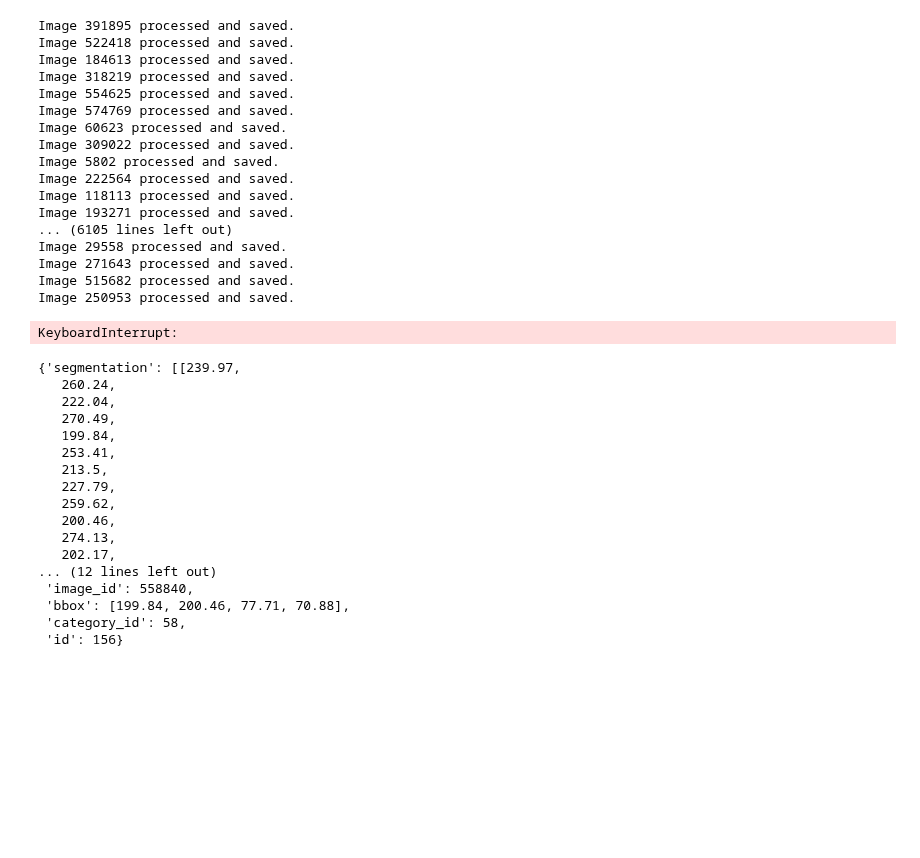
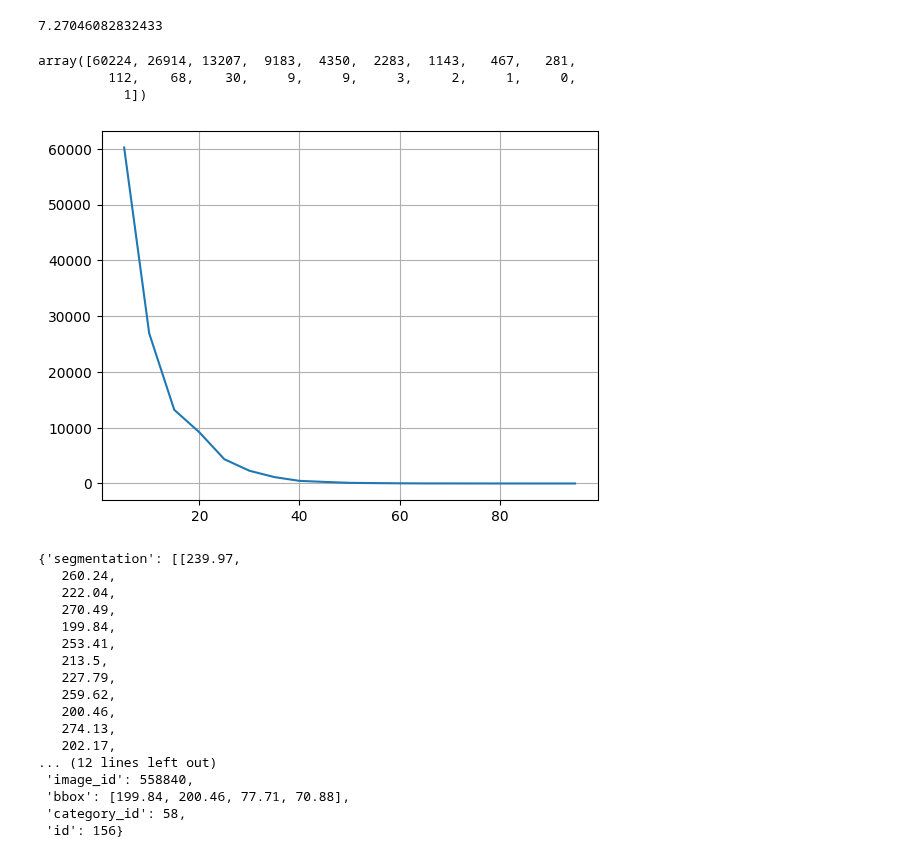
Before and after one commit to moeiniamir/AttentionRL, a Jupyter notebook: prepare_object_data/create_data.ipynb, the cells around one changed output. Cells and saved outputs as stored; diff of their text form; code cells hidden in the pictures; blank space fills up the shorter version.

```diff
--- a/prepare_object_data/create_data.ipynb
+++ b/prepare_object_data/create_data.ipynb
@@ -31,40 +29,41 @@ def pack_seg_out(seg):
     }
     return new_seg_out
 # %%
+img_ids = train_data.getImgIds()
 img_info = train_data.loadImgs(img_ids)
+obj_counts = []
 for img_id in img_ids:
     anns = train_data.loadAnns(train_data.getAnnIds(imgIds=img_id))
     img_info = train_data.loadImgs([img_id])[0]
     h, w = img_info['width'], img_info['height']
     masks = []
+    obj_counts.append(len(anns))
     if anns:
         for i in range(len(anns)):
             masks.append(train_data.annToMask(anns[i]) * 255)
     if len(masks) > 0:
         masks = np.stack(masks)
         seg_packed = pack_seg_out(masks)
-        with open(f'../Data/COCO17/obj_seg/{img_id}.pkl', 'wb') as f:
-            pickle.dump(seg_packed, f)
-        print(f'Image {img_id} processed and saved.')
+        # with open(f'../Data/COCO17/obj_seg/{img_id}.pkl', 'wb') as f:
+        #     pickle.dump(seg_packed, f)
+        # print(f'Image {img_id} processed and saved.')
-# %% [output]
-Image 391895 processed and saved.
-Image 522418 processed and saved.
-Image 184613 processed and saved.
-Image 318219 processed and saved.
-Image 554625 processed and saved.
-Image 574769 processed and saved.
-Image 60623 processed and saved.
-Image 309022 processed and saved.
-Image 5802 processed and saved.
-Image 222564 processed and saved.
-Image 118113 processed and saved.
-Image 193271 processed and saved.
-... (6105 lines left out)
-Image 29558 processed and saved.
-Image 271643 processed and saved.
-Image 515682 processed and saved.
-Image 250953 processed and saved.
-KeyboardInterrupt:
+# %%
+np.mean(obj_counts)
+# %% [output]
+7.27046082832433
+# %%
+x, y = np.histogram(obj_counts, bins=np.arange(0, 100, 5))
+# %%
+x
+# %% [output]
+array([60224, 26914, 13207,  9183,  4350,  2283,  1143,   467,   281,
+         112,    68,    30,     9,     9,     3,     2,     1,     0,
+           1])
+# %%
+plt.plot(y[1:], x)
+plt.grid()
+# %% [output]
+[figure, added]
 # %%
 # train_data = json.load(open(coco_train_path, 'r'))
 # val_data = json.load(open(coco_val_path, 'r'))
```
Also changed, not shown: parts of 2 cells of this notebook.
